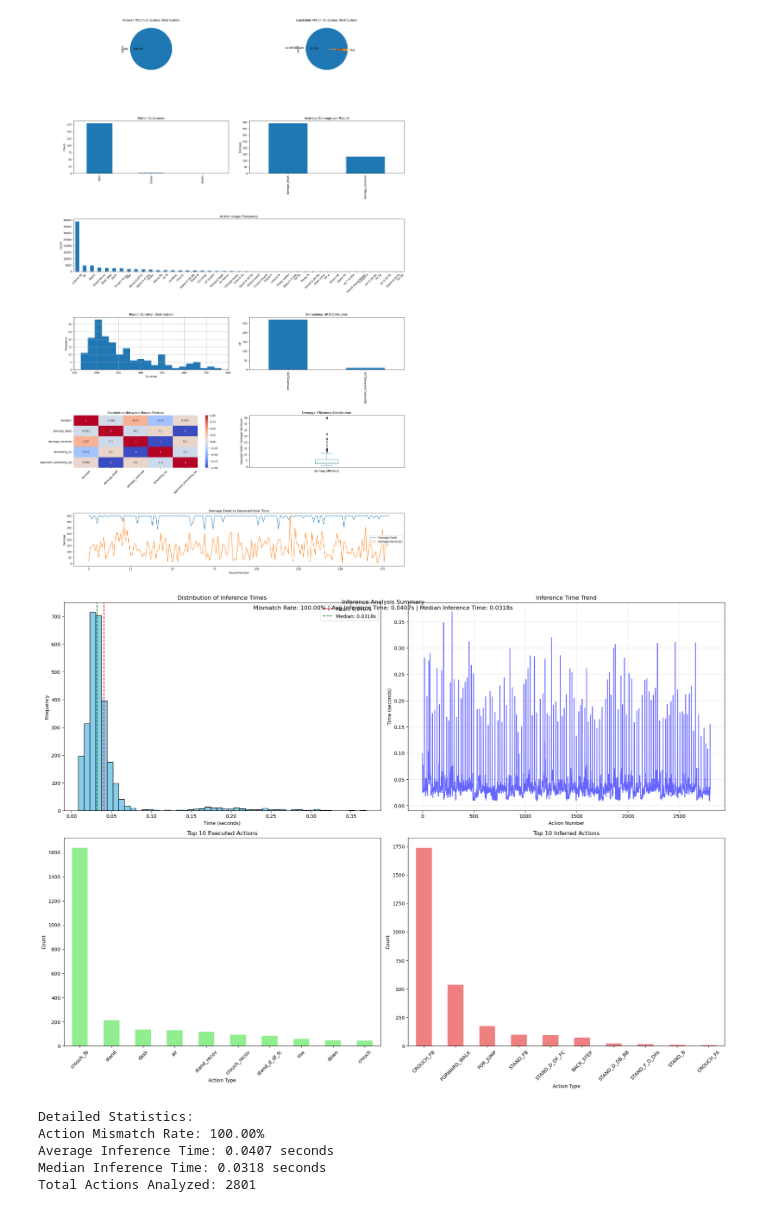
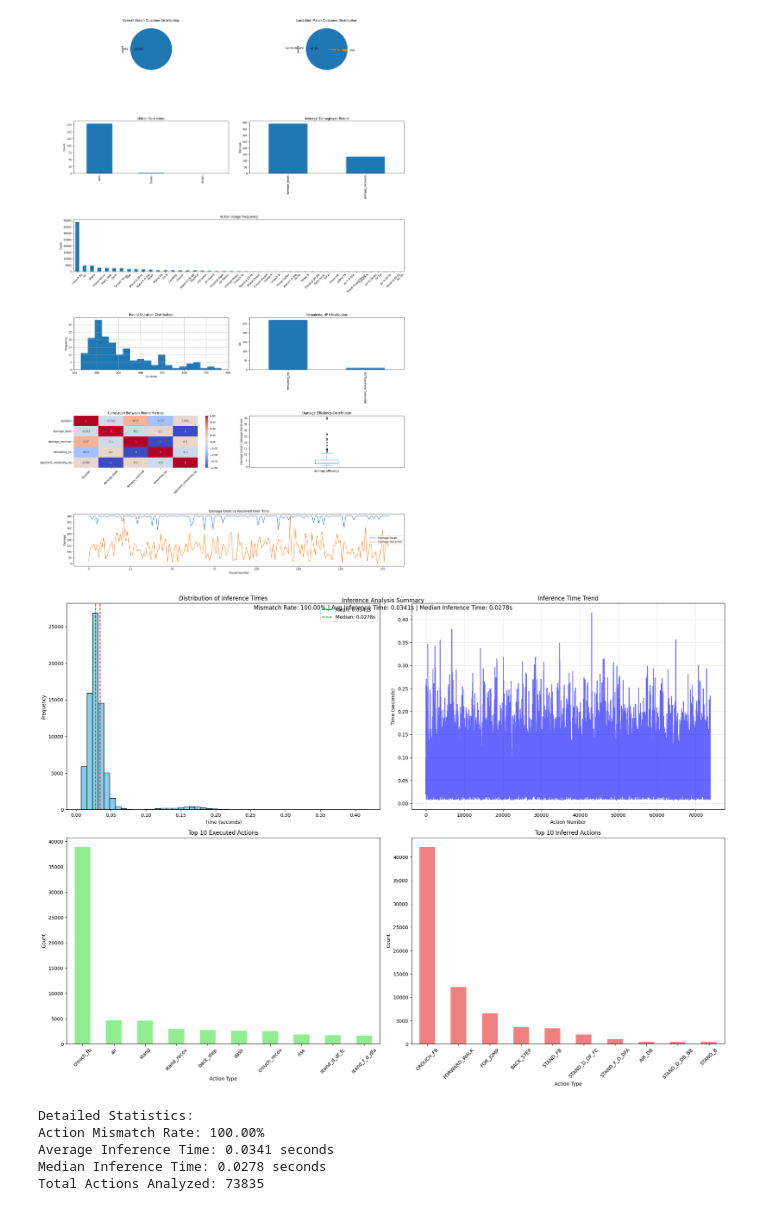
Before and after one commit to lesi-nedo/AIF-project-24-25, a Jupyter notebook: prolog_based/problog_agent_ole/results_k=3.ipynb, the cells around one changed output. Drawn from its saved outputs; the diff is of its cells as text; code cells hidden in the pictures.

```diff
--- a/prolog_based/problog_agent_ole/results_k=3.ipynb
+++ b/prolog_based/problog_agent_ole/results_k=3.ipynb
@@ -48,11 +48,11 @@ Win Rate: 100.00%
 Loss Rate: 0.00%
 [figure]
 # %%
-analyze_inference_and_actions('stats/PrologAI-vs-ProblogAgent/match-*.json')
+analyze_inference_and_actions('stats_k=3/PrologAI-vs-ProblogAgent/match-*.json')
 # %% [output]
-[figure, old version]
+[figure, new version]
 Detailed Statistics:
 Action Mismatch Rate: 100.00%
-Average Inference Time: 0.0407 seconds
-Median Inference Time: 0.0318 seconds
-Total Actions Analyzed: 2801
+Average Inference Time: 0.0341 seconds
+Median Inference Time: 0.0278 seconds
+Total Actions Analyzed: 73835
```
Also changed, not shown: parts of 1 cell of this notebook, 6 other files.
